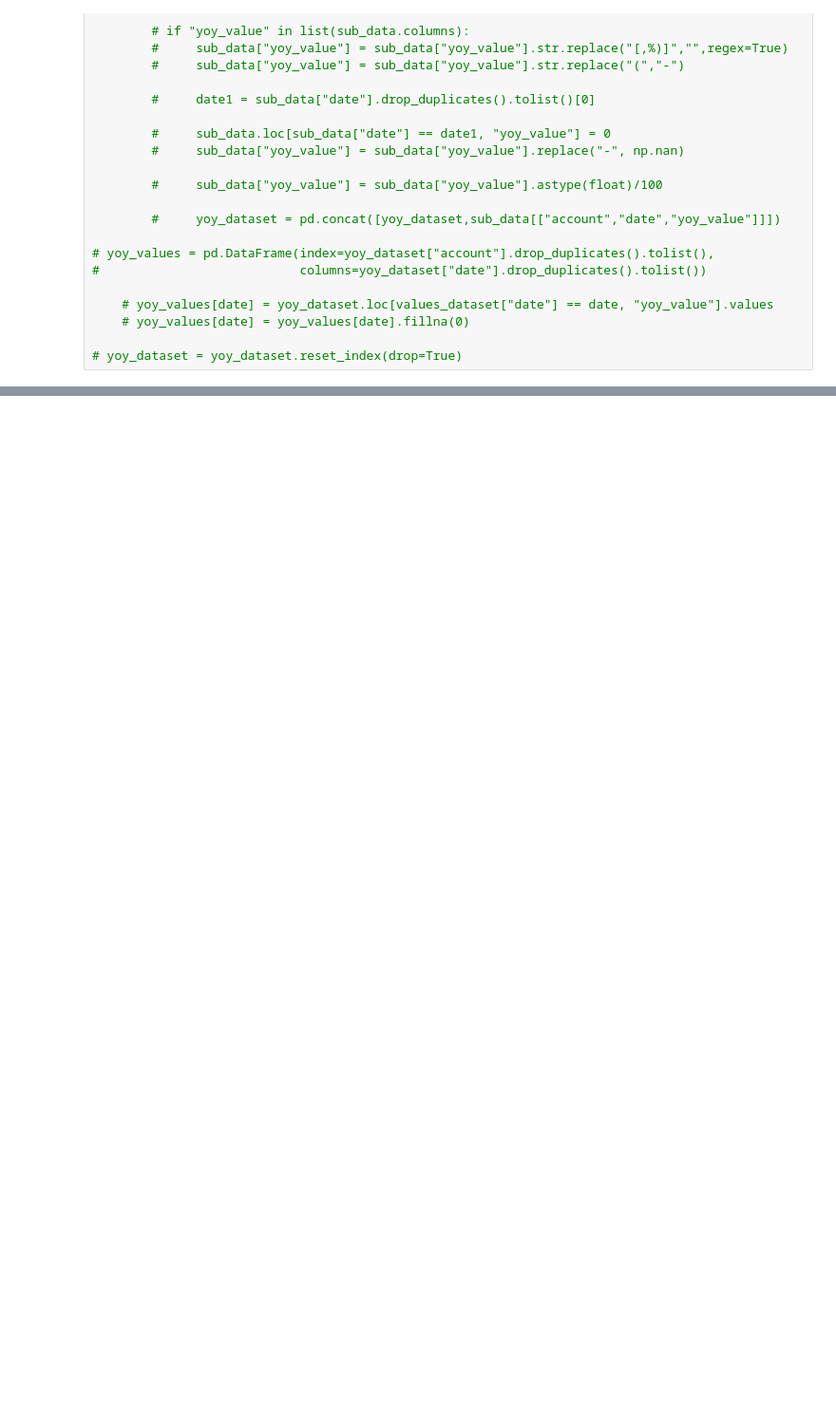
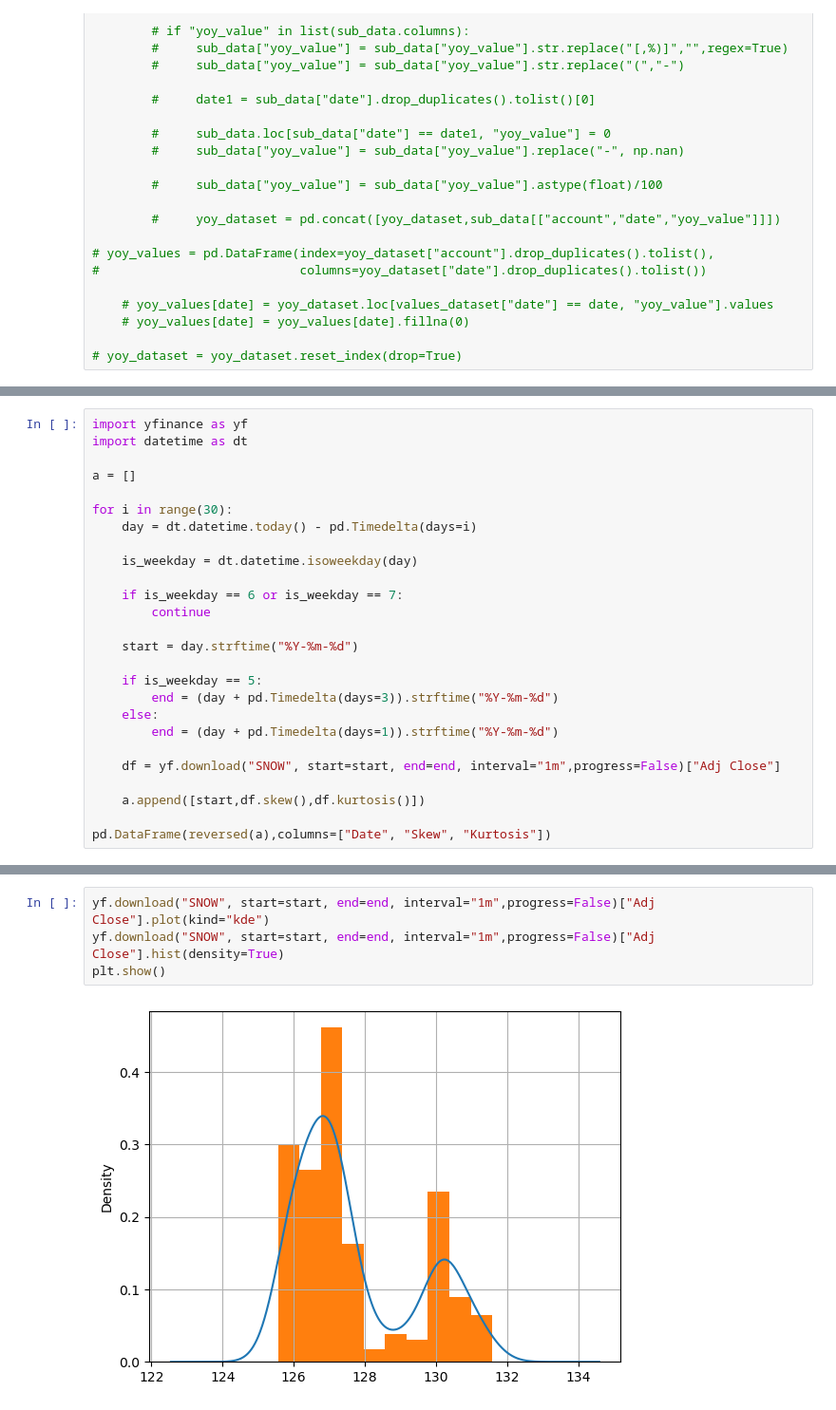
Before and after one commit to ab123-bruh/fund_temp, a Jupyter notebook: mvtest.ipynb, the cells around one changed output, grey strips where cells are left out. Shown at 95% size. Saved outputs shown, nothing was run; the diff lists cells and outputs as text; blank space fills up the shorter version.

```diff
--- a/mvtest.ipynb
+++ b/mvtest.ipynb
@@ -534,0 +511,26 @@ Name: 252, dtype: float64
+# %%
+import yfinance as yf
+import datetime as dt
+
+a = []
+
+for i in range(30):
+    day = dt.datetime.today() - pd.Timedelta(days=i)
+
+    is_weekday = dt.datetime.isoweekday(day)
+
+    if is_weekday == 6 or is_weekday == 7:
+        continue
+
+    start = day.strftime("%Y-%m-%d")
+
+    if is_weekday == 5:
+        end = (day + pd.Timedelta(days=3)).strftime("%Y-%m-%d")
+    else:
+        end = (day + pd.Timedelta(days=1)).strftime("%Y-%m-%d")
+
+    df = yf.download("SNOW", start=start, end=end, interval="1m",progress=False)["Adj Close"]
+
+    a.append([start,df.skew(),df.kurtosis()])
+
+pd.DataFrame(reversed(a),columns=["Date", "Skew", "Kurtosis"])
@@ -534,0 +555,6 @@ Name: 252, dtype: float64
+# %%
+yf.download("SNOW", start=start, end=end, interval="1m",progress=False)["Adj Close"].plot(kind="kde")
+yf.download("SNOW", start=start, end=end, interval="1m",progress=False)["Adj Close"].hist(density=True)
+plt.show()
+# %% [output]
+[figure, added]
```
Also changed, not shown: parts of 4 cells of this notebook, 2 other files.
